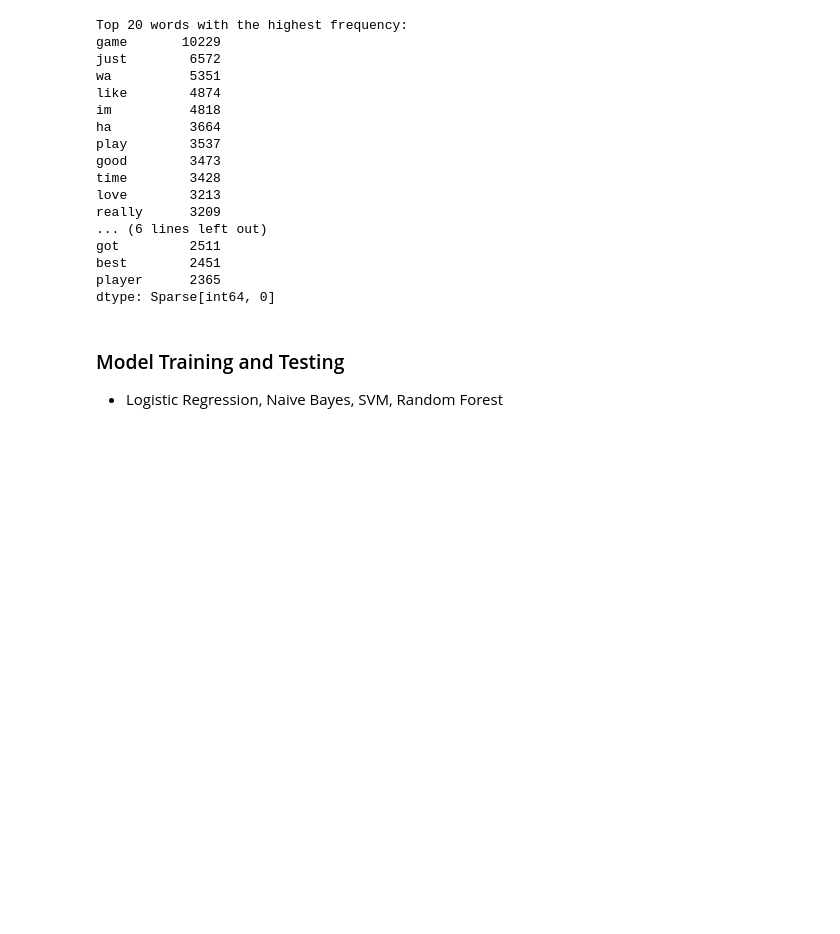
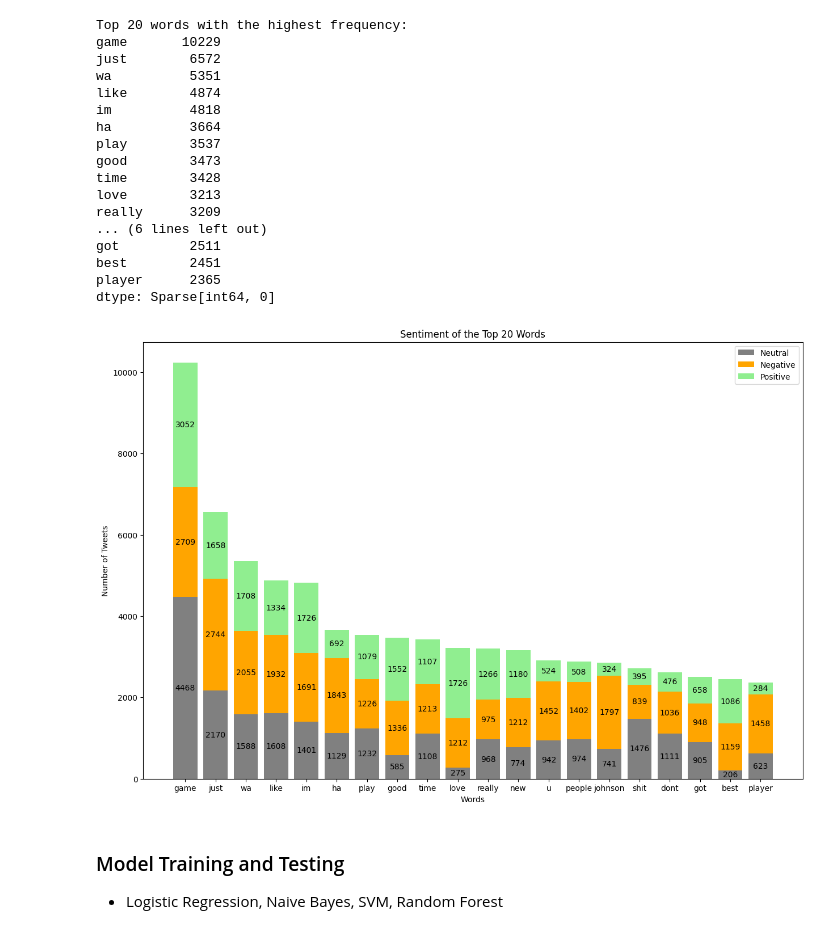
Before and after one commit to Willnguyen02/PHYS-243-Final-Project, a Jupyter notebook: PHYS_243_Final.ipynb, the cells around one changed output. Saved outputs shown, nothing was run; the diff lists cells and outputs as text; code cells hidden in the pictures; blank space fills up the shorter version.

```diff
--- a/PHYS_243_Final.ipynb
+++ b/PHYS_243_Final.ipynb
@@ -595,6 +575,28 @@ got         2511
 best        2451
 player      2365
 dtype: Sparse[int64, 0]
+# %%
+# Sentiment of the top 20 words (stacked bar plot)
+# Shows the distribution of sentiments for the top 20 words
+top_words_sentiment = train_df.groupby('Sentiment')[top_words.index].sum()
+
+plt.figure(figsize=(15, 10))
+bar_neutral = plt.bar(top_words_sentiment.columns, height= top_words_sentiment.iloc[0], label='Neutral', color='grey')
+bar_negative = plt.bar(top_words_sentiment.columns, height= top_words_sentiment.iloc[1], label='Negative', bottom=top_words_sentiment.iloc[0], color='orange')
+bar_positive = plt.bar(top_words_sentiment.columns, height= top_words_sentiment.iloc[2], label='Positive', bottom=top_words_sentiment.iloc[0]+top_words_sentiment.iloc[1], color='lightgreen')
+
+plt.title("Sentiment of the Top 20 Words")
+plt.xlabel("Words")
+plt.ylabel("Number of Tweets")
+
+plt.bar_label(bar_neutral, label_type='center')
+plt.bar_label(bar_negative, label_type='center')
+plt.bar_label(bar_positive, label_type='center')
+
+plt.legend()
+plt.show()
+# %% [output]
+[figure, added]
 # %% [markdown]
 ### Model Training and Testing
 - Logistic Regression, Naive Bayes, SVM, Random Forest
```
Also changed, not shown: parts of 22 cells of this notebook, 1 other file.
